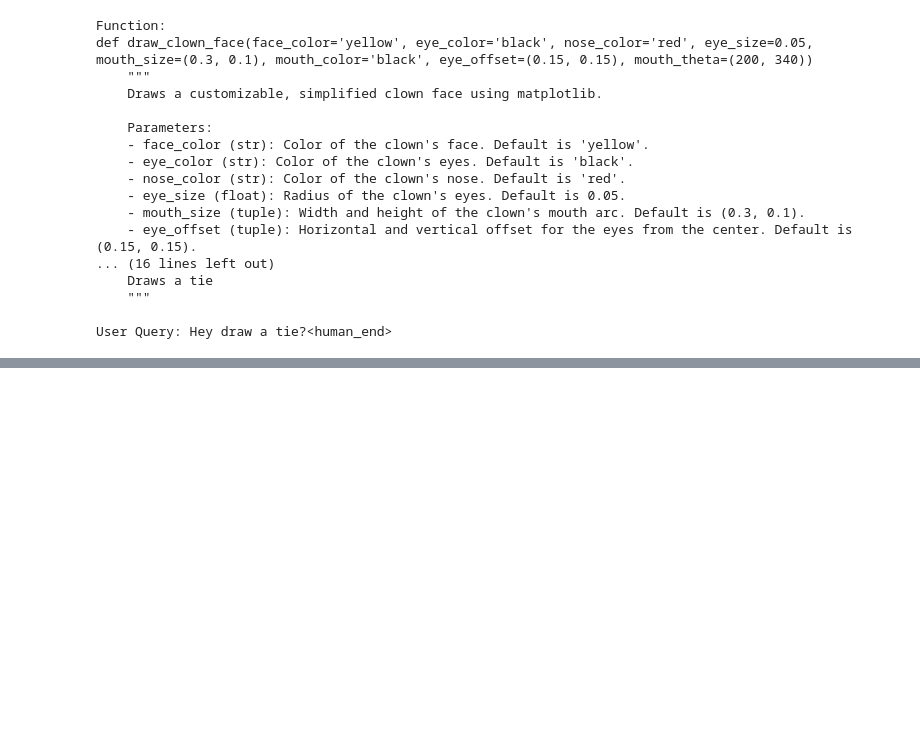
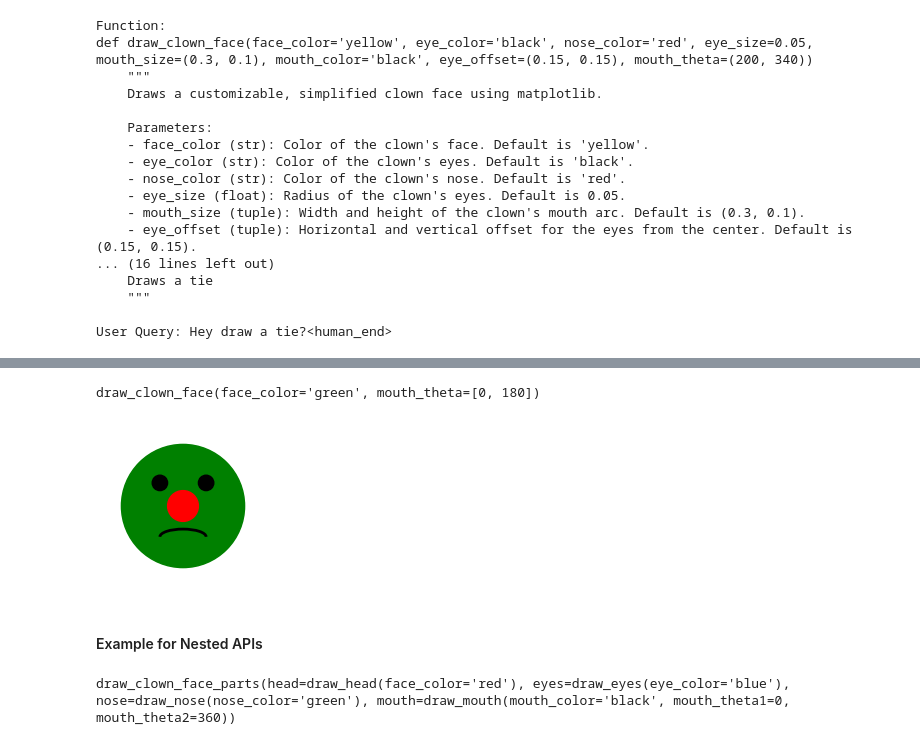
Before and after one commit to SMAshhar/FunctionCalling-and-DataExtraction-LLM, a Jupyter notebook: 1-FC_Variations/1.ipynb, the cells around one changed output, grey strips where cells are left out. Cells and saved outputs as stored; diff of their text form; code cells hidden in the pictures; blank space fills up the shorter version.

```diff
--- a/1-FC_Variations/1.ipynb
+++ b/1-FC_Variations/1.ipynb
@@ -134,0 +203,38 @@ User Query: Hey draw a tie?<human_end>
+# %%
+raven_prompt_targeted = \
+'''
+Function:
+def draw_clown_face(face_color='yellow', eye_color='black', nose_color='red', eye_size=0.05, mouth_size=(0.3, 0.1), mouth_color='black', eye_offset=(0.15, 0.15), mouth_theta=(200, 340))
+    """
+    Draws a customizable, simplified clown face using matplotlib.
+
+    Parameters:
+    - face_color (str): Color of the clown's face. Default is 'yellow'.
+    - eye_color (str): Color of the clown's eyes. Default is 'black'.
+    - nose_color (str): Color of the clown's nose. Default is 'red'.
+    - eye_size (float): Radius of the clown's eyes. Default is 0.05.
+    - mouth_size (tuple): Width and height of the clown's mouth arc. Default is (0.3, 0.1).
+    - eye_offset (tuple): Horizontal and vertical offset for the eyes from the center. Default is (0.15, 0.15).
+    - mouth_theta (tuple): Controls the emotions of the clown. Starting and ending angles (in degrees) of the mouth arc. Default is (200, 340).
+
+    This function creates a plot displaying a simplified clown face, where essential facial features' size, position, and color can be customized.
+
+    Example usage:
+    draw_clown_face(face_color='lightblue', eye_color='green', nose_color='orange',
+                    eye_size=0.07, mouth_size=(0.4, 0.25),
+                    eye_offset=(0.2, 0.2), mouth_theta=(0, 180))
+
+    # This will draw a simplified clown face with a light blue face, green eyes, an orange nose, and a smiling mouth.
+    """
+
+User Query: Draw me a sad one with green head<human_end>
+'''
+# %%
+raven_call = query_raven(raven_prompt_targeted)
+print (raven_call)
+exec(raven_call)
+# %% [output]
+draw_clown_face(face_color='green', mouth_theta=[0, 180])
+[figure, added]
+# %% [markdown]
+#### Example for Nested APIs
@@ -134,0 +257,4 @@ User Query: Hey draw a tie?<human_end>
+# %%
+print (raven_call)
+# %% [output]
+draw_clown_face_parts(head=draw_head(face_color='red'), eyes=draw_eyes(eye_color='blue'), nose=draw_nose(nose_color='green'), mouth=draw_mouth(mouth_color='black', mouth_theta1=0, mouth_theta2=360))
```
Also changed, not shown: parts of 15 cells of this notebook.
